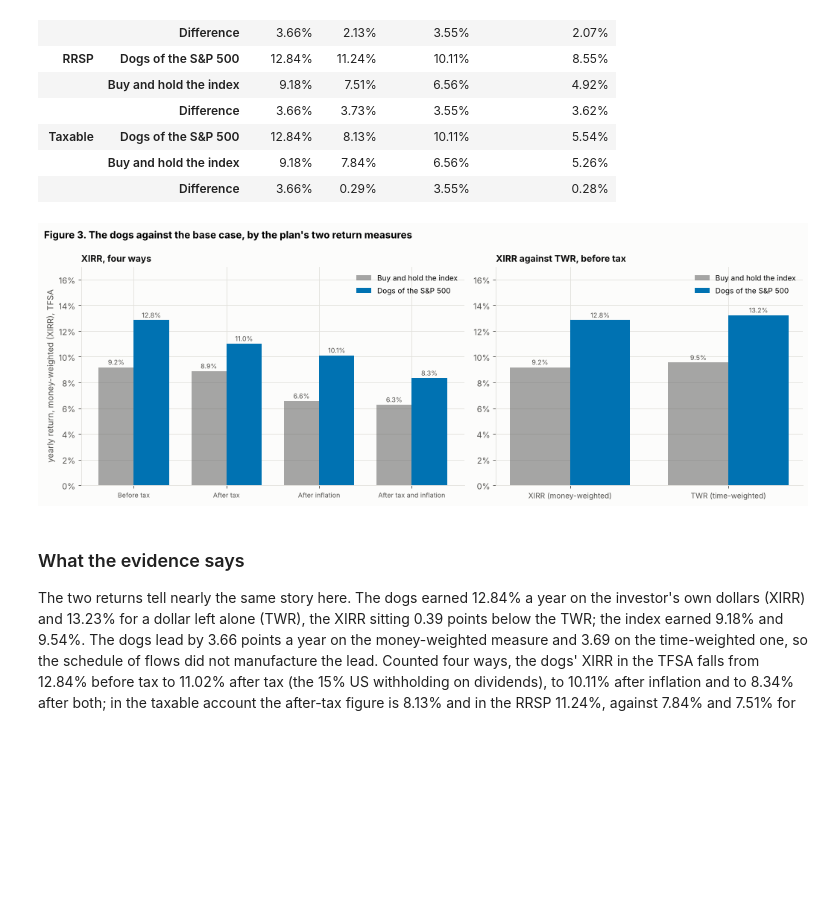
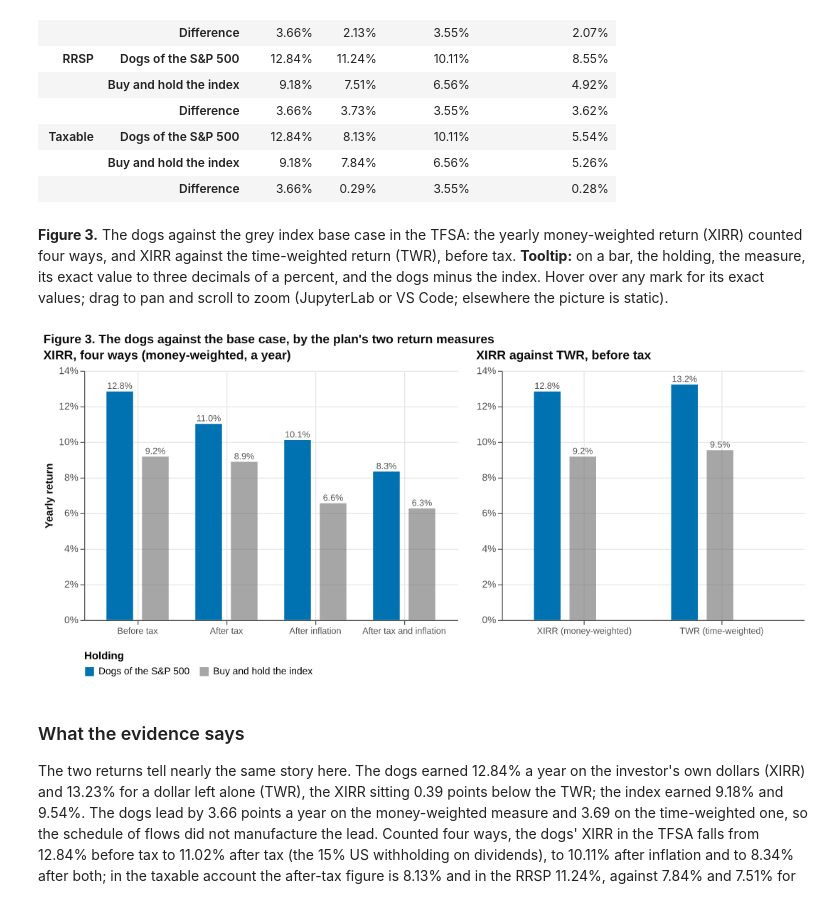
Before and after one commit to bgue/datasharing, a Jupyter notebook: screenlab/notebooks/plan_dca.ipynb, the cells around one changed output. Drawn from its saved outputs; the diff is of its cells as text; code cells hidden in the pictures; blank space fills up the shorter version.

```diff
--- a/screenlab/notebooks/plan_dca.ipynb
+++ b/screenlab/notebooks/plan_dca.ipynb
@@ -12,7 +12,7 @@ from pathlib import Path
 warnings.filterwarnings("ignore")
 import numpy as np
 import pandas as pd
-import matplotlib.pyplot as plt
+import altair as alt
 from IPython.display import display, Markdown
 
 try:
@@ -24,14 +24,12 @@ from screenlab import Lab
 from screenlab.plan import CashFlow
 from screenlab.realdata import sp500_panel
 from screenlab.taxes import CanadianTax, TaxConfig
-from screenlab.research import plan_plots as pp
+from screenlab.research import plan_charts as pch      # interactive Altair / Vega-Lite charts, with tooltips
 from screenlab.research import tax_plots as tp
 
 if not sp500_panel.available():
     raise RuntimeError("The S&P 500 panel is not on this machine: run `make data-panel` once (local use only), then run this notebook again.")
 
-%matplotlib inline
-plt.rcParams["figure.dpi"] = 80
 ACCOUNTS = ["tfsa", "rrsp", "taxable"]
 NAME = tp.ACCOUNT_NAME                    # tfsa -> TFSA, rrsp -> RRSP, taxable -> Taxable
 STRAT = "dogs"
@@ -42,8 +40,11 @@ GOAL = 1_500_000                          # nominal dollars, after tax
 N_PATHS = 500
 WINDFALLS = [CashFlow("1999-03-01", 25_000, "windfall 1999"), CashFlow("2009-03-01", 15_000, "windfall 2009")]
 
-def show(fig):
-    display(fig); plt.close(fig)
+def show(chart):                          # interactive in JupyterLab / VS Code, the same chart as a picture elsewhere
+    pch.show(chart)
+
+def panels(charts, title, shared=False, columns=None):     # charts side by side under one figure title
+    return pch.compose(charts, title, columns=columns, shared_legend=shared)
 
 def say(text):                            # a paragraph written from the run's own numbers, so it cannot drift from them
     display(Markdown(text))
@@ -296,36 +261,13 @@ Table 4. Money-weighted return (XIRR) counted four ways, by account
 | Taxable | Dogs of the S&P 500 | 12.84% | 8.13% | 10.11% | 5.54% |
 |  | Buy and hold the index | 9.18% | 7.84% | 6.56% | 5.26% |
 |  | Difference | 3.66% | 0.29% | 3.55% | 0.28% |
+# %% [markdown]
+**Figure 3.** The dogs against the grey index base case in the TFSA: the yearly money-weighted return (XIRR) counted four ways, and XIRR against the time-weighted return (TWR), before tax. **Tooltip:** on a bar, the holding, the measure, its exact value to three decimals of a percent, and the dogs minus the index. Hover over any mark for its exact values; drag to pan and scroll to zoom (JupyterLab or VS Code; elsewhere the picture is static).
 # %%
-fig, axs = plt.subplots(1, 2, figsize=(13, 4.8), gridspec_kw={"width_ratios": [1.25, 1]})
-tp._ax(axs[0]); tp._ax(axs[1])
-labels = ["Before tax", "After tax", "After inflation", "After tax and inflation"]
-x = np.arange(4); w = 0.38
-axs[0].bar(x - w / 2, xi("tfsa", "index"), w, color=tp.INDEX_COL, alpha=0.6, label=INDEX_LABEL)
-axs[0].bar(x + w / 2, xi("tfsa", "strategy"), w, color=tp.PALETTE[0], label=DOGS_LABEL)
-for i, (a_, b_) in enumerate(zip(xi("tfsa", "index"), xi("tfsa", "strategy"))):
-    axs[0].text(i - w / 2, a_ + 0.002, f"{100 * a_:.1f}%", ha="center", fontsize=8, color=tp.INK2)
-    axs[0].text(i + w / 2, b_ + 0.002, f"{100 * b_:.1f}%", ha="center", fontsize=8, color=tp.INK2)
-axs[0].set_xticks(x, labels, fontsize=8); axs[0].yaxis.set_major_formatter(lambda v, _: f"{100 * v:.0f}%")
-axs[0].set_ylabel("yearly return, money-weighted (XIRR), TFSA")
-axs[0].set_ylim(0, 0.17)
-axs[0].legend(fontsize=9, loc="upper right", frameon=False)
-axs[0].set_title("XIRR, four ways", loc="left", fontsize=11, fontweight="bold", color=tp.INK)
-y = np.arange(2)
-axs[1].bar(y - w / 2, [m("tfsa", "index", "XIRR"), m("tfsa", "index", "TWR")], w, color=tp.INDEX_COL, alpha=0.6, label=INDEX_LABEL)
-axs[1].bar(y + w / 2, [m("tfsa", "strategy", "XIRR"), m("tfsa", "strategy", "TWR")], w, color=tp.PALETTE[0], label=DOGS_LABEL)
-axs[1].set_xticks(y, ["XIRR (money-weighted)", "TWR (time-weighted)"], fontsize=9)
-for i, (a_, b_) in enumerate(zip([m("tfsa", "index", "XIRR"), m("tfsa", "index", "TWR")], [m("tfsa", "strategy", "XIRR"), m("tfsa", "strategy", "TWR")])):
-    axs[1].text(i - w / 2, a_ + 0.002, f"{100 * a_:.1f}%", ha="center", fontsize=8, color=tp.INK2)
-    axs[1].text(i + w / 2, b_ + 0.002, f"{100 * b_:.1f}%", ha="center", fontsize=8, color=tp.INK2)
-axs[1].set_ylim(0, 0.17)
-axs[1].yaxis.set_major_formatter(lambda v, _: f"{100 * v:.0f}%")
-axs[1].legend(fontsize=9, loc="upper right", frameon=False)
-axs[1].set_title("XIRR against TWR, before tax", loc="left", fontsize=11, fontweight="bold", color=tp.INK)
-fig.suptitle("Figure 3. The dogs against the base case, by the plan's two return measures", x=0.01, ha="left", fontsize=12, fontweight="bold")
-fig.tight_layout(); show(fig)
+show(pch.metrics_chart(plans["tfsa"], strategy_label=DOGS_LABEL, index_label=INDEX_LABEL,
+                       title="Figure 3. The dogs against the base case, by the plan's two return measures"))
 # %% [output]
-[figure, old version]
+[figure, new version]
 # %%
 gap_x = m("tfsa", "strategy", "XIRR") - m("tfsa", "strategy", "TWR")
 assert gap_x < 0
```
Also changed, not shown: parts of 16 cells of this notebook, 6 other files.
